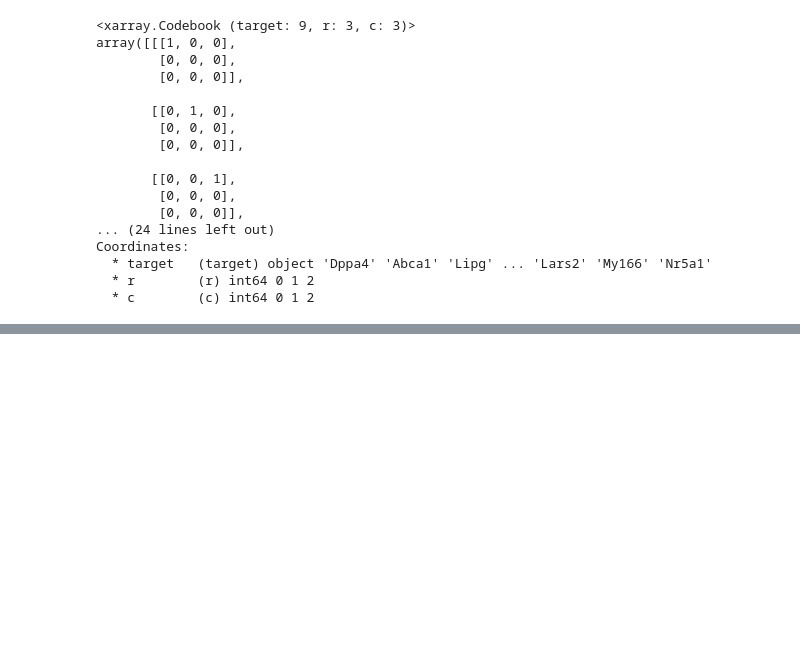
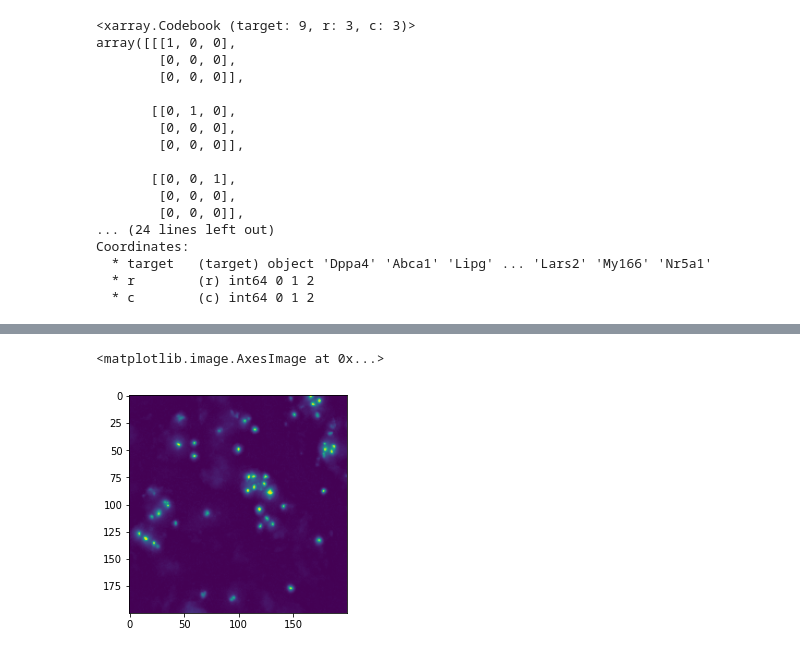
Before and after one commit to sebgoti/napari-spacetx-explorer, a Jupyter notebook: napari_spacetx_explorer/Visualising_StarFISH_napari.ipynb, the cells around one changed output, grey strips where cells are left out. Cells and saved outputs as stored; diff of their text form; code cells hidden in the pictures; blank space fills up the shorter version.

```diff
--- a/napari_spacetx_explorer/Visualising_StarFISH_napari.ipynb
+++ b/napari_spacetx_explorer/Visualising_StarFISH_napari.ipynb
@@ -55,0 +191,5 @@ def view_gene_exp(
+# %%
+plt.imshow(imgs.sel({Axes.CH:0, Axes.ROUND: 0, Axes.X: (500, 700), Axes.Y: (500, 700)}).xarray.squeeze())
+# %% [output]
+<matplotlib.image.AxesImage at 0x...>
+[figure, added]
```
Also changed, not shown: parts of 26 cells of this notebook, 2 other files.
